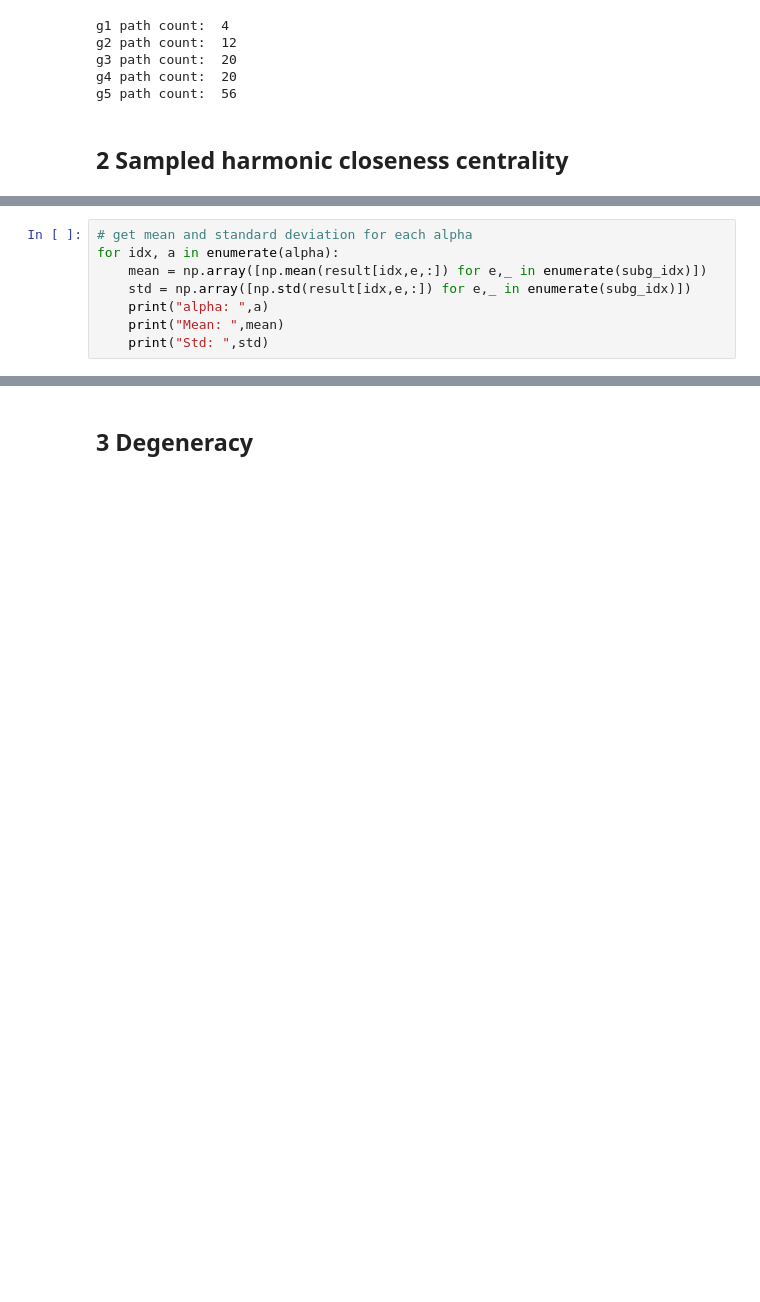
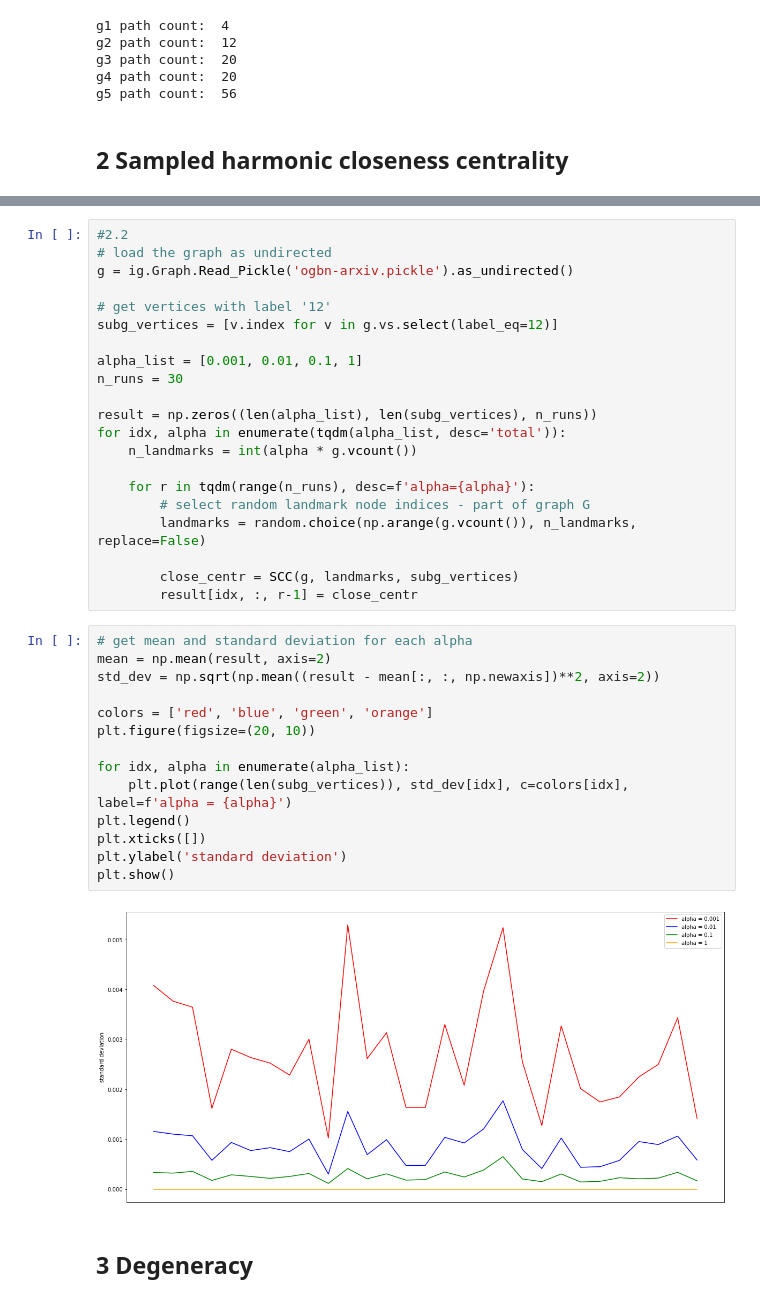
Before and after one commit to lukasalexanderconrads/graphrep, a Jupyter notebook: exercise2/exercise2.ipynb, the cells around one changed output, grey strips where cells are left out. Drawn from its saved outputs; the diff is of its cells as text; blank space fills up the shorter version.

```diff
--- a/exercise2/exercise2.ipynb
+++ b/exercise2/exercise2.ipynb
@@ -157,8 +90,0 @@ done
-# %%
-# get mean and standard deviation for each alpha
-for idx, a in enumerate(alpha):
-    mean = np.array([np.mean(result[idx,e,:]) for e,_ in enumerate(subg_idx)])
-    std = np.array([np.std(result[idx,e,:]) for e,_ in enumerate(subg_idx)])
-    print("alpha: ",a)
-    print("Mean: ",mean)
-    print("Std: ",std)
@@ -174,3 +116,40 @@ Std:  [0. 0. 0. 0. 0. 0. 0. 0. 0. 0. 0. 0. 0. 0. 0. 0. 0. 0. 0. 0. 0. 0. 0. 0.
+# %%
+#2.2
+# load the graph as undirected
+g = ig.Graph.Read_Pickle('ogbn-arxiv.pickle').as_undirected()
+
+# get vertices with label '12'
+subg_vertices = [v.index for v in g.vs.select(label_eq=12)]
+
+alpha_list = [0.001, 0.01, 0.1, 1]
+n_runs = 30
+
+result = np.zeros((len(alpha_list), len(subg_vertices), n_runs))
+for idx, alpha in enumerate(tqdm(alpha_list, desc='total')):
+    n_landmarks = int(alpha * g.vcount())
+
+    for r in tqdm(range(n_runs), desc=f'alpha={alpha}'):
+        # select random landmark node indices - part of graph G
+        landmarks = random.choice(np.arange(g.vcount()), n_landmarks, replace=False)
+
+        close_centr = SCC(g, landmarks, subg_vertices)
+        result[idx, :, r-1] = close_centr
+# %%
+# get mean and standard deviation for each alpha
+mean = np.mean(result, axis=2)
+std_dev = np.sqrt(np.mean((result - mean[:, :, np.newaxis])**2, axis=2))
+
+colors = ['red', 'blue', 'green', 'orange']
+plt.figure(figsize=(20, 10))
+
+for idx, alpha in enumerate(alpha_list):
+    plt.plot(range(len(subg_vertices)), std_dev[idx], c=colors[idx], label=f'alpha = {alpha}')
+plt.legend()
+plt.xticks([])
+plt.ylabel('standard deviation')
+plt.show()
+# %% [output]
+[figure, added]
 # %% [markdown]
 ## 3 Degeneracy
 # %%
```
Also changed, not shown: parts of 6 cells of this notebook.
